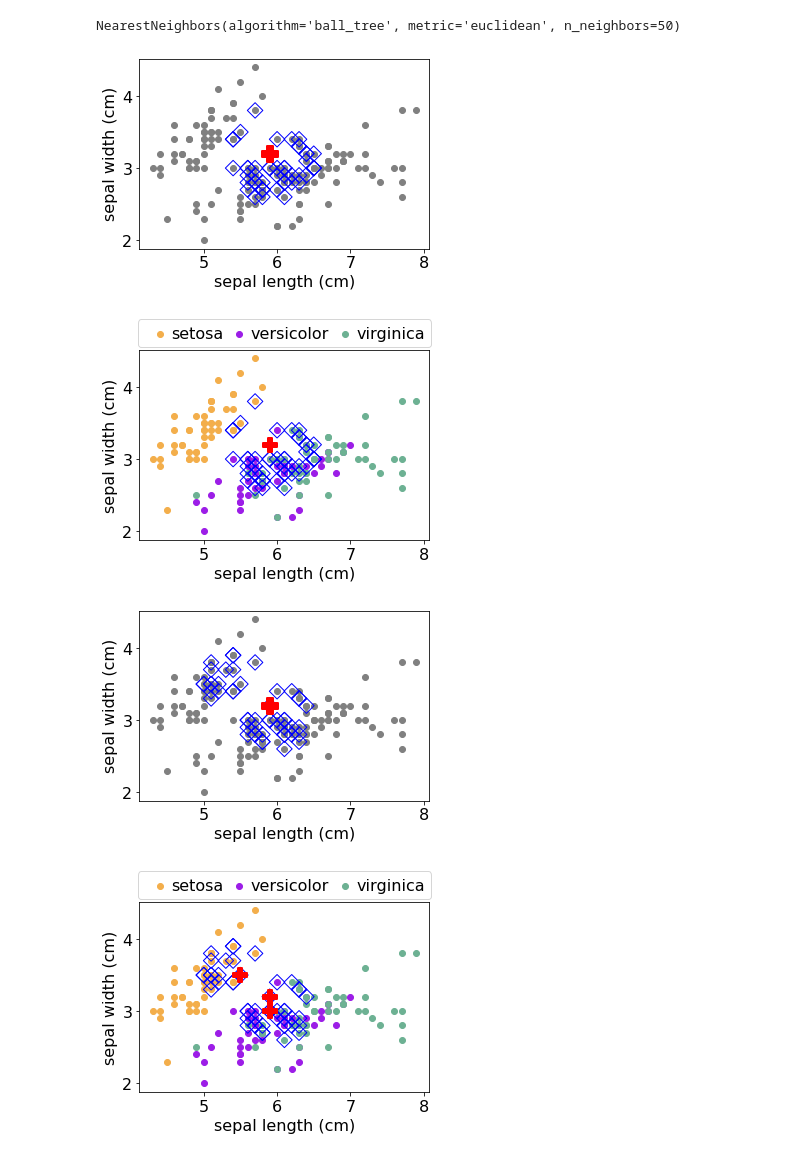
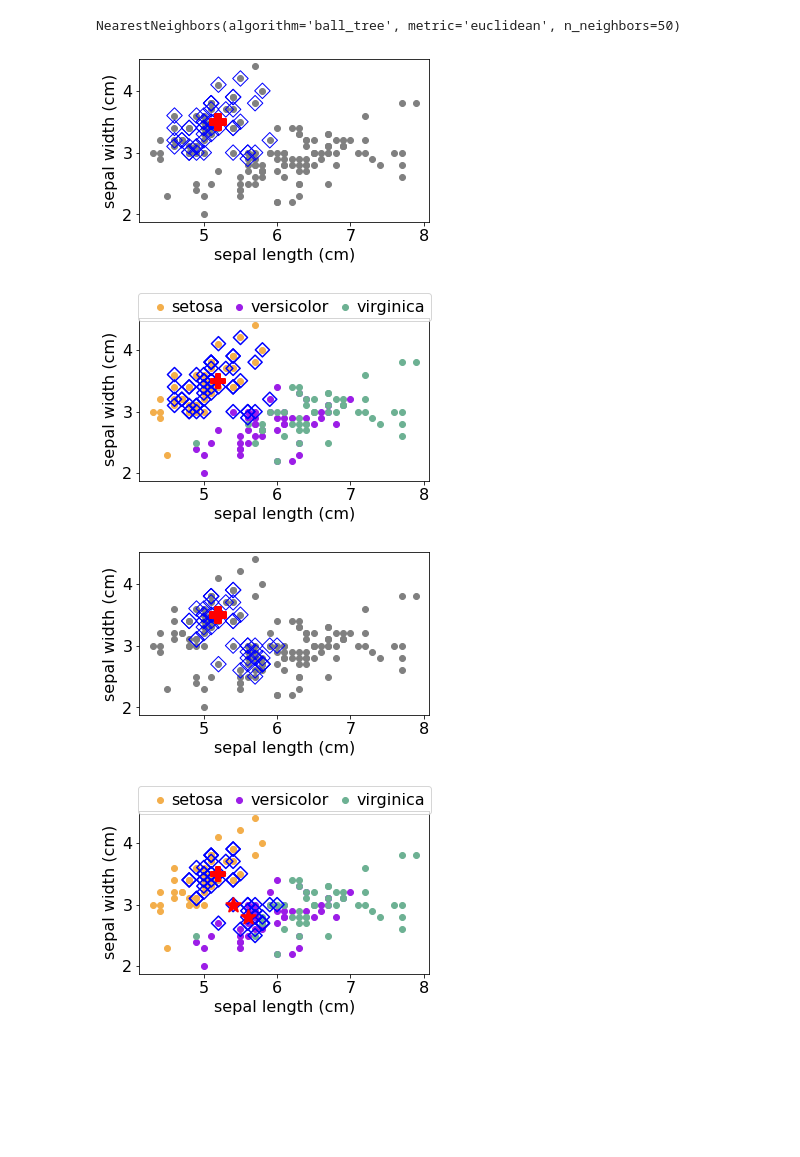
Before and after one commit to peymanrasouli/categorical_locality, a Jupyter notebook: sampling_visualization.ipynb, the cells around one changed output. Cells and saved outputs as stored; diff of their text form; code cells hidden in the pictures; blank space fills up the shorter version.

```diff
--- a/sampling_visualization.ipynb
+++ b/sampling_visualization.ipynb
@@ -59,34 +59,34 @@ overall_model.fit(X)
 # %% [output]
 NearestNeighbors(algorithm='ball_tree', metric='euclidean', n_neighbors=50)
 # %%
-ind = 70
+ind = 27
 x = X[ind,:]
 y = Y[ind]
 # %%
 # instance-centered sampling
 distances, indices = overall_model.kneighbors(x.reshape(1, -1))
 N_x = X[indices[0][1:],:]
 # highlighting x
-fig = plt.subplots(figsize =(5.2, 3.5))
+fig = plt.subplots(figsize =(5.2, 3))
 plt.scatter(X[:,0],X[:,1], c='gray')
 plt.scatter(N_x[:,0],N_x[:,1],c='', edgecolor='blue', alpha=1.0, linewidth=1, marker='D', s=120)
 plt.scatter(x[0], x[1], c='red', edgecolor='red', alpha=1.0, linewidth=2, marker='P', s=250)
 plt.xlabel(features[sel_f[0]])
 plt.ylabel(features[sel_f[1]])
 plt.savefig(str(ind)+'_single_unlabled_data.pdf', bbox_inches='tight')
 # %% [output]
-[figure, old version]
+[figure, new version]
 # %%
 # instance-centered sampling
 distances, indices = overall_model.kneighbors(x.reshape(1, -1))
 N_x = X[indices[0][1:],:]
 # highlighting x
 # plt.scatter(X[:,0],X[:,1], c=Y)
-fig = plt.subplots(figsize =(5.2, 3.5))
+fig = plt.subplots(figsize =(5.2, 3))
 for i, t in enumerate(targets):
     index = np.where(Y==i)[0]
     plt.scatter(X[index,0],X[index,1], c=colors[i], label=t)
-plt.scatter(N_x[:,0],N_x[:,1],c='', edgecolor='blue', alpha=1.0, linewidth=1, marker='D', s=120)
+plt.scatter(N_x[:,0],N_x[:,1],c='', edgecolor='blue', alpha=1.0, linewidth=1.5, marker='D', s=100)
 plt.scatter(x[0], x[1], c='red', edgecolor='red', alpha=1.0, linewidth=2, marker='P', s=220)
 plt.xlabel(features[sel_f[0]])
 plt.ylabel(features[sel_f[1]])
@@ -94,7 +94,7 @@ plt.ylabel(features[sel_f[1]])
 plt.legend(loc='upper center', bbox_to_anchor=(0.5, 1.20), ncol=3, columnspacing=0, handletextpad=-0.3)
 plt.savefig(str(ind)+'_single_labled_data.pdf', bbox_inches='tight')
 # %% [output]
-[figure, old version]
+[figure, new version]
 # %%
 # multi-centerd sampling
 x_hat = {}
@@ -119,7 +119,7 @@ selected_indices = sorted_indices[:50]
 N_x = data[selected_indices, :]
 
 # highlighting x
-fig = plt.subplots(figsize =(5.2, 3.5))
+fig = plt.subplots(figsize =(5.2, 3))
 plt.scatter(X[:,0],X[:,1], c='gray')
 plt.scatter(N_x[:,0],N_x[:,1],c='', edgecolor='blue', alpha=1.0, linewidth=1, marker='D', s=120)
 plt.scatter(x[0], x[1], c='red', edgecolor='red', alpha=1.0, linewidth=2, marker='P', s=250)
@@ -127,7 +127,7 @@ plt.xlabel(features[sel_f[0]])
 plt.ylabel(features[sel_f[1]])
 plt.savefig(str(ind)+'_multi_unlabled_data.pdf', bbox_inches='tight')
 # %% [output]
-[figure, old version]
+[figure, new version]
 # %%
 # multi-centerd sampling
 x_hat = {}
@@ -153,18 +153,18 @@ N_x = data[selected_indices, :]
 
 # highlighting x
 # plt.scatter(X[:,0],X[:,1], c=Y)
-fig = plt.subplots(figsize =(5.2, 3.5))
+fig = plt.subplots(figsize =(5.2, 3))
 for i, t in enumerate(targets):
     index = np.where(Y==i)[0]
     plt.scatter(X[index,0],X[index,1], c=colors[i], label=t)
-plt.scatter(N_x[:,0],N_x[:,1],c='', edgecolor='blue', alpha=1, linewidth=1, marker='D', s=120)
+plt.scatter(N_x[:,0],N_x[:,1],c='', edgecolor='blue', alpha=1, linewidth=1.5, marker='D', s=100)
 plt.scatter(x_hat[0][0], x_hat[0][1], c='red', edgecolor='red', alpha=1.0, linewidth=2, marker='P', s=220)
-plt.scatter(x_hat[1][0], x_hat[1][1], c='red', edgecolor='red', alpha=1.0, linewidth=2, marker='P', s=220)
-plt.scatter(x_hat[2][0], x_hat[2][1], c='red', edgecolor='red', alpha=1.0, linewidth=2, marker='P', s=220)
+plt.scatter(x_hat[1][0], x_hat[1][1], c='red', edgecolor='red', alpha=1.0, linewidth=2, marker='*', s=220)
+plt.scatter(x_hat[2][0], x_hat[2][1], c='red', edgecolor='red', alpha=1.0, linewidth=2, marker='*', s=220)
 plt.xlabel(features[sel_f[0]])
 plt.ylabel(features[sel_f[1]])
 # plt.legend(loc='upper right', handletextpad=0.1)
 plt.legend(loc='upper center', bbox_to_anchor=(0.5, 1.20), ncol=3, columnspacing=0, handletextpad=-0.3)
 plt.savefig(str(ind)+'_multi_labled_data.pdf',  bbox_inches='tight')
 # %% [output]
-[figure, old version]
+[figure, new version]
```
Also changed, not shown: parts of 1 cell of this notebook.
